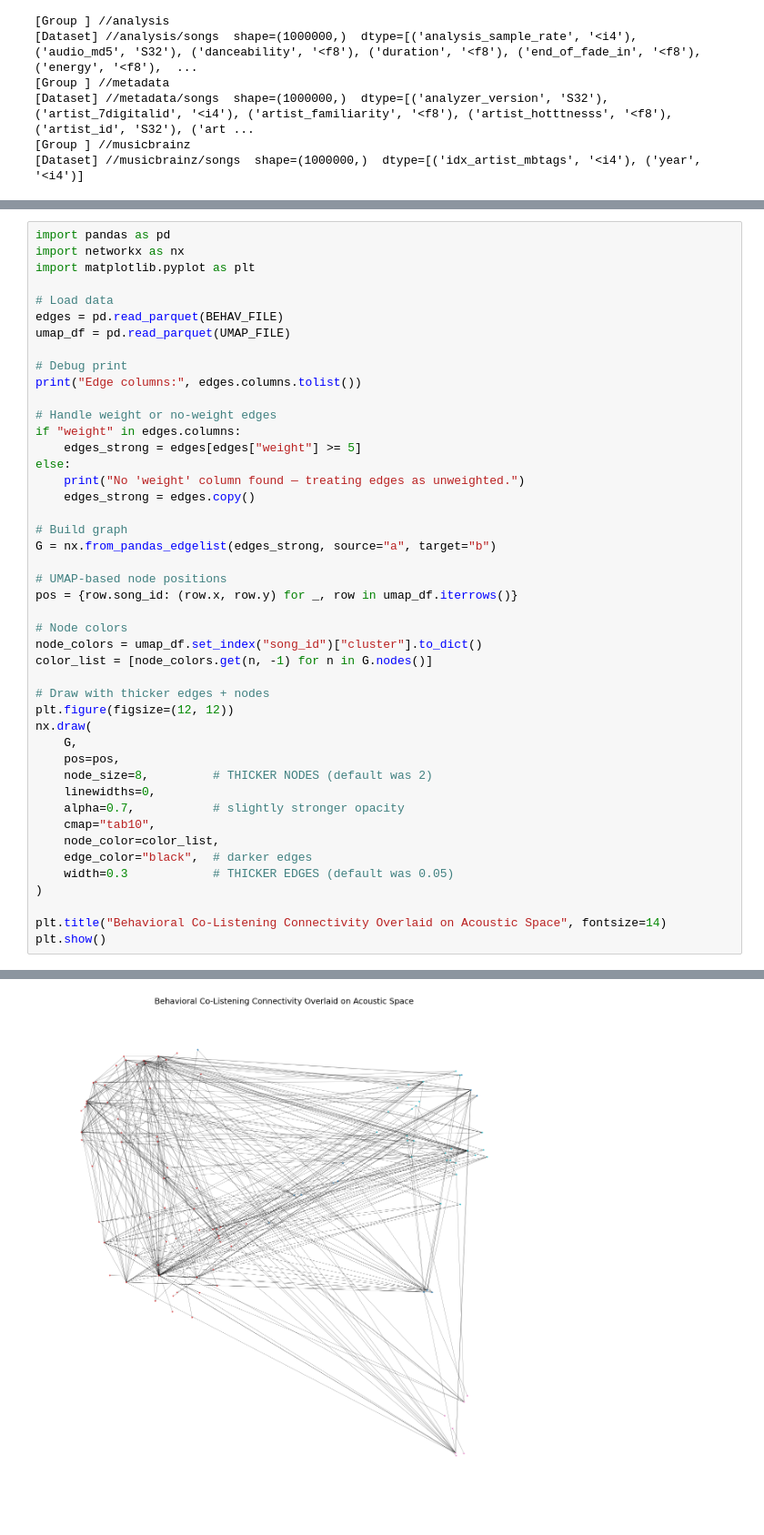
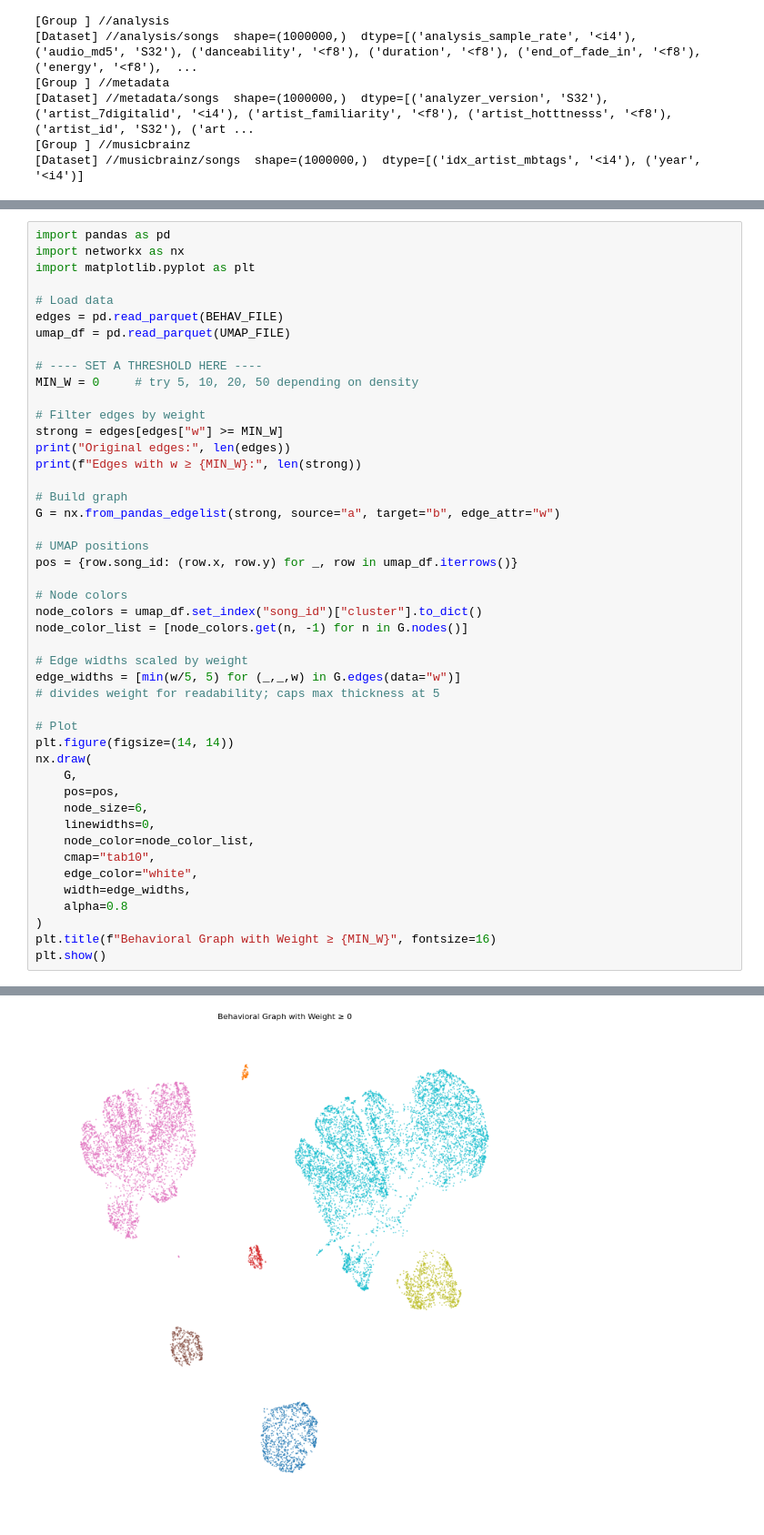
Before and after one commit to cyrustt/TDA_project, a Jupyter notebook: plot_persistence_big.ipynb, the cells around one changed output, grey strips where cells are left out. Shown: that part at 91% size. Saved outputs shown, nothing was run; the diff lists cells and outputs as text.

```diff
--- a/plot_persistence_big.ipynb
+++ b/plot_persistence_big.ipynb
@@ -214,40 +217,41 @@ import matplotlib.pyplot as plt
 edges = pd.read_parquet(BEHAV_FILE)
 umap_df = pd.read_parquet(UMAP_FILE)
 
-# Debug print
-print("Edge columns:", edges.columns.tolist())
+# ---- SET A THRESHOLD HERE ----
+MIN_W = 0     # try 5, 10, 20, 50 depending on density
 
-# Handle weight or no-weight edges
-if "weight" in edges.columns:
-    edges_strong = edges[edges["weight"] >= 5]
-else:
-    print("No 'weight' column found — treating edges as unweighted.")
-    edges_strong = edges.copy()
+# Filter edges by weight
+strong = edges[edges["w"] >= MIN_W]
+print("Original edges:", len(edges))
+print(f"Edges with w ≥ {MIN_W}:", len(strong))
 
 # Build graph
-G = nx.from_pandas_edgelist(edges_strong, source="a", target="b")
+G = nx.from_pandas_edgelist(strong, source="a", target="b", edge_attr="w")
 
-# UMAP-based node positions
+# UMAP positions
 pos = {row.song_id: (row.x, row.y) for _, row in umap_df.iterrows()}
 
 # Node colors
 node_colors = umap_df.set_index("song_id")["cluster"].to_dict()
-color_list = [node_colors.get(n, -1) for n in G.nodes()]
+node_color_list = [node_colors.get(n, -1) for n in G.nodes()]
 
-# Draw with thicker edges + nodes
-plt.figure(figsize=(12, 12))
+# Edge widths scaled by weight
+edge_widths = [min(w/5, 5) for (_,_,w) in G.edges(data="w")]
+# divides weight for readability; caps max thickness at 5
+
+# Plot
+plt.figure(figsize=(14, 14))
 nx.draw(
     G,
     pos=pos,
-    node_size=8,         # THICKER NODES (default was 2)
+    node_size=6,
     linewidths=0,
-    alpha=0.7,           # slightly stronger opacity
+    node_color=node_color_list,
     cmap="tab10",
-    node_color=color_list,
-    edge_color="black",  # darker edges
-    width=0.3            # THICKER EDGES (default was 0.05)
+    edge_color="white",
+    width=edge_widths,
+    alpha=0.8
 )
-
-plt.title("Behavioral Co-Listening Connectivity Overlaid on Acoustic Space", fontsize=14)
+plt.title(f"Behavioral Graph with Weight ≥ {MIN_W}", fontsize=16)
 plt.show()
 # %% [output]
@@ -256 +260 @@ No 'weight' column found — treating edges as unweighted.
-[figure, old version]
+[figure, new version]
```
Also changed, not shown: parts of 17 cells of this notebook, 3 other files.
